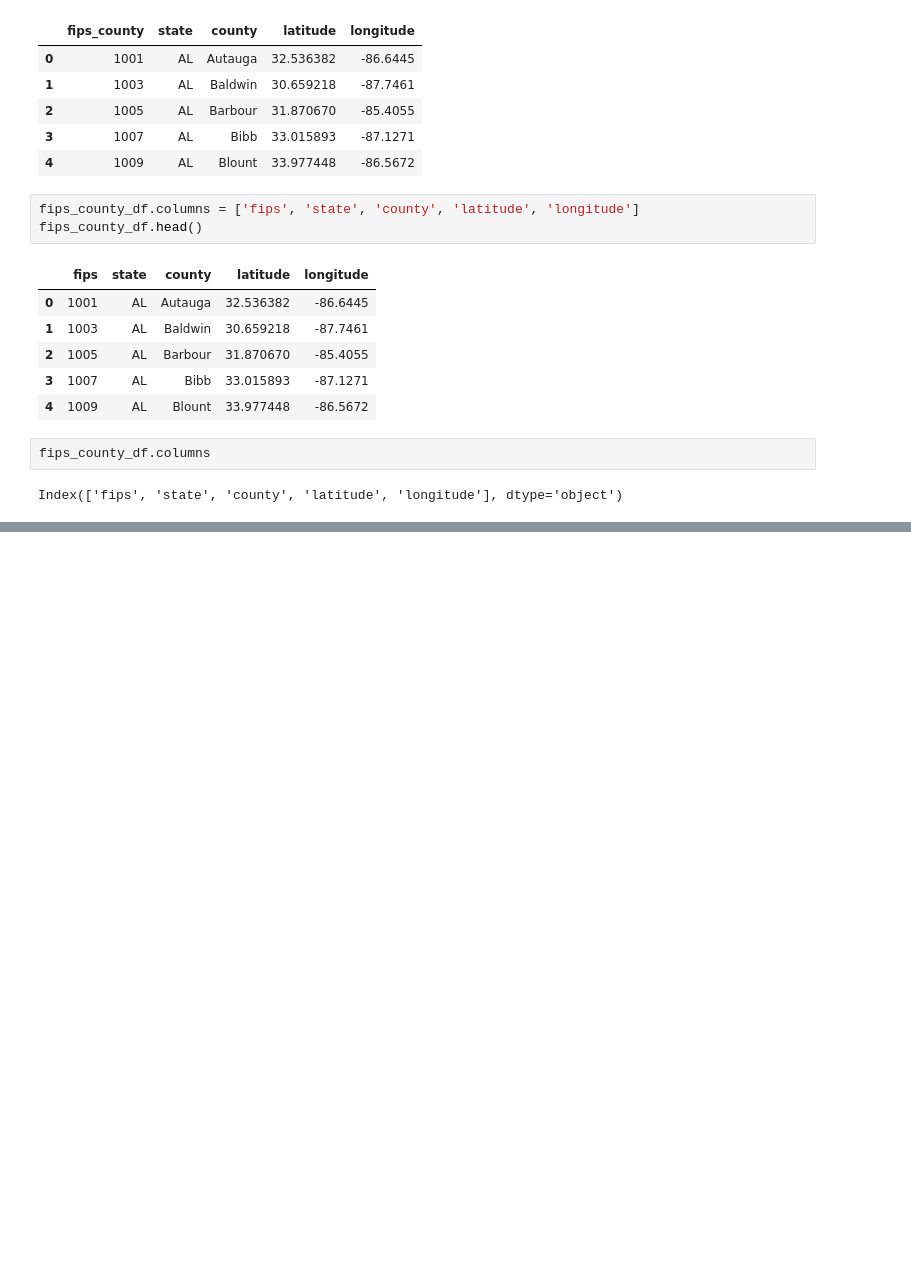
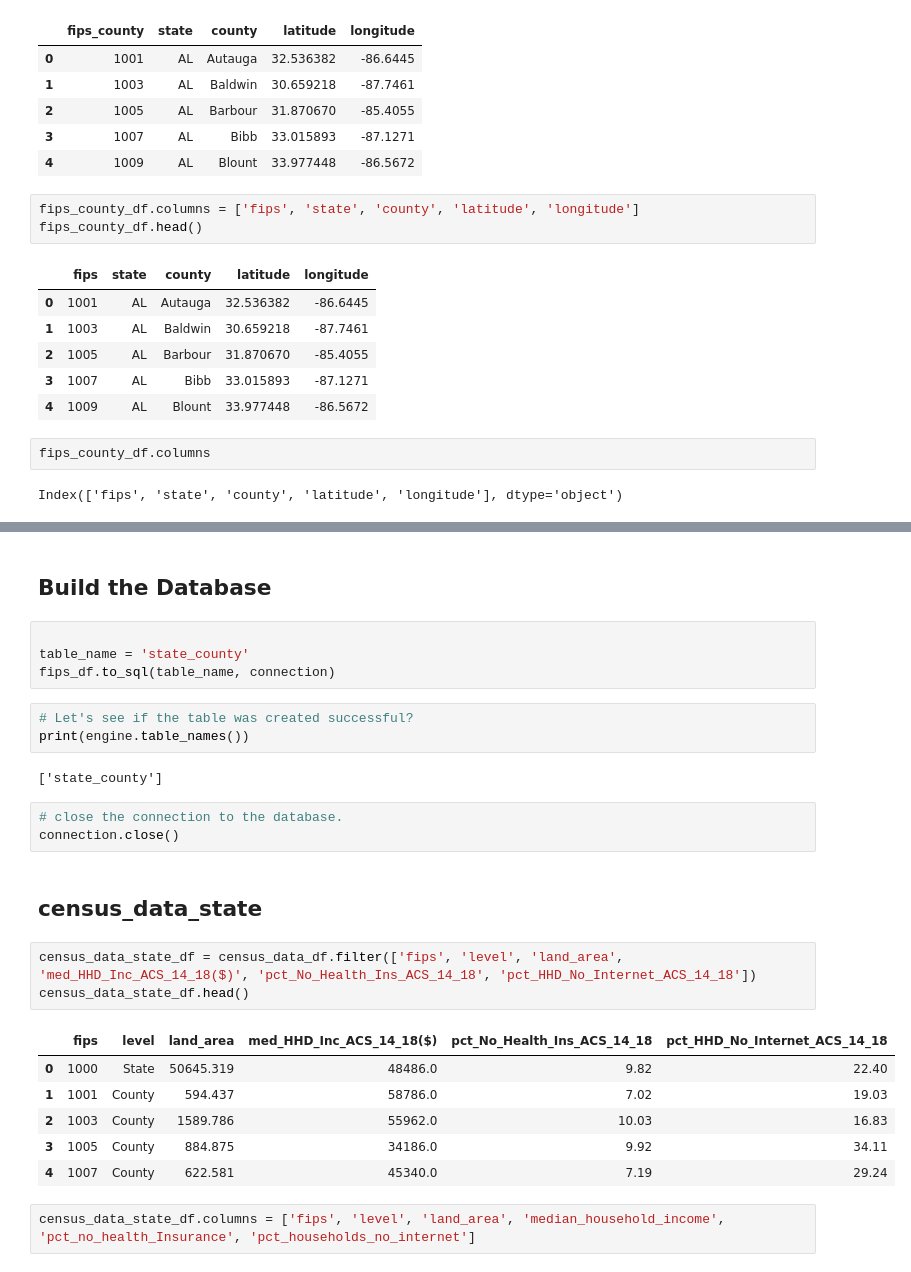
Before and after one commit to lewisaaronpaul/ETL_Proposal_Team_ETL_06, a Jupyter notebook: etl_project.ipynb, the cells around one changed output, grey strips where cells are left out. Drawn from its saved outputs; the diff is of its cells as text; blank space fills up the shorter version.

Commit message:
Prepared Pandas for database

```diff
--- a/etl_project.ipynb
+++ b/etl_project.ipynb
@@ -483,0 +435,28 @@ deaths_ethnicity_df.head()
+# %% [markdown]
+## Build the Database
+# %%
+
+table_name = 'state_county'
+fips_df.to_sql(table_name, connection)
+# %%
+# Let's see if the table was created successful?
+print(engine.table_names())
+# %% [output]
+['state_county']
+# %%
+# close the connection to the database.
+connection.close()
+# %% [markdown]
+## census_data_state
+# %%
+census_data_state_df = census_data_df.filter(['fips', 'level', 'land_area', 'med_HHD_Inc_ACS_14_18($)', 'pct_No_Health_Ins_ACS_14_18', 'pct_HHD_No_Internet_ACS_14_18'])
+census_data_state_df.head()
+# %% [output]
+|  | fips | level | land_area | med_HHD_Inc_ACS_14_18($) | pct_No_Health_Ins_ACS_14_18 | pct_HHD_No_Internet_ACS_14_18 |
+| 0 | 1000 | State | 50645.319 | 48486.0 | 9.82 | 22.40 |
+| 1 | 1001 | County | 594.437 | 58786.0 | 7.02 | 19.03 |
+| 2 | 1003 | County | 1589.786 | 55962.0 | 10.03 | 16.83 |
+| 3 | 1005 | County | 884.875 | 34186.0 | 9.92 | 34.11 |
+| 4 | 1007 | County | 622.581 | 45340.0 | 7.19 | 29.24 |
+# %%
+census_data_state_df.columns = ['fips', 'level', 'land_area', 'median_household_income', 'pct_no_health_Insurance', 'pct_households_no_internet']
```
Also changed, not shown: parts of 44 cells of this notebook.
